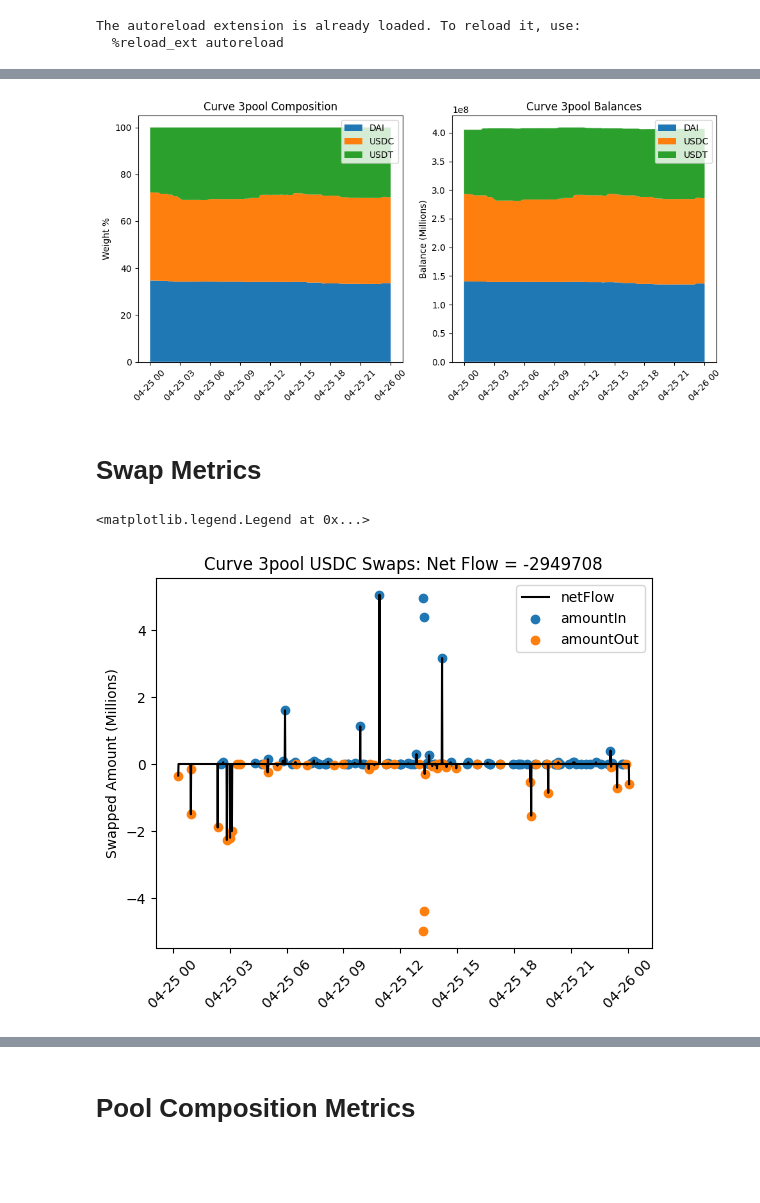
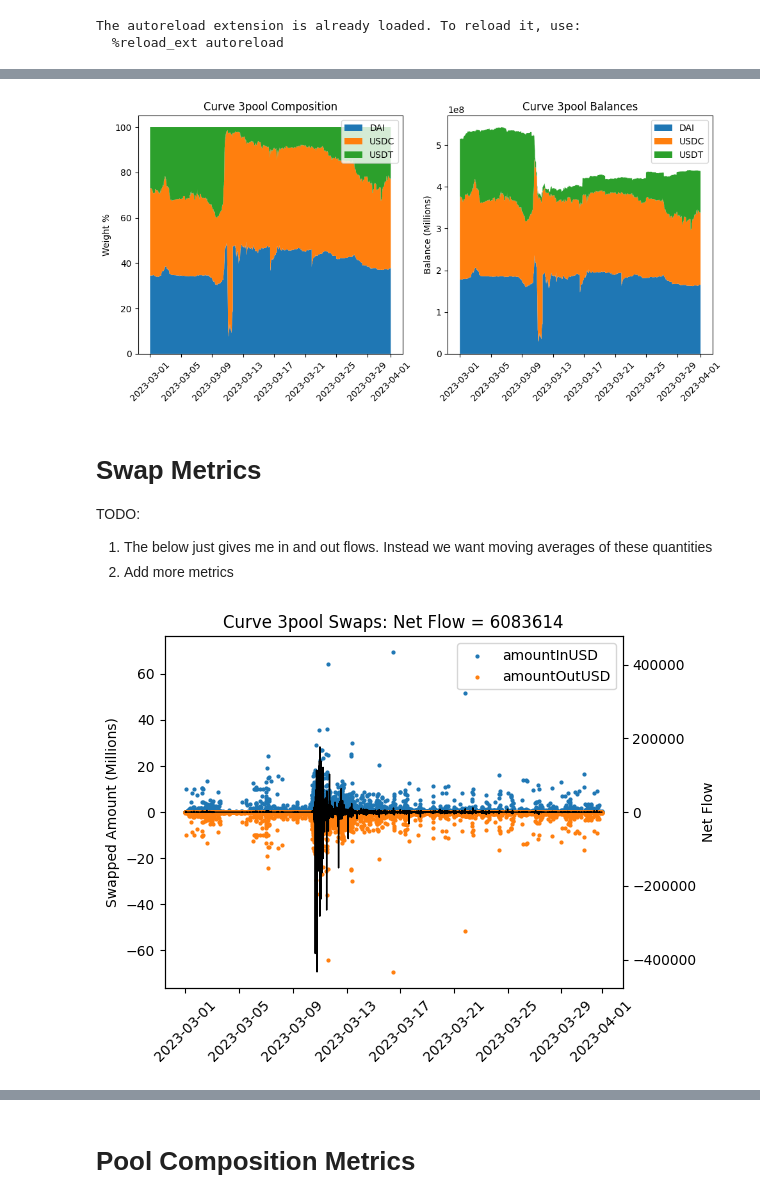
Before and after one commit to xenophonlabs/curve-lp-metrics, a Jupyter notebook: explore.ipynb, the cells around one changed output, grey strips where cells are left out. Saved outputs shown, nothing was run; the diff lists cells and outputs as text; code cells hidden in the pictures; blank space fills up the shorter version.

Commit message:
Finish fetching LP events. Plot MA swap and LP events (all tokens and separately)

```diff
--- a/explore.ipynb
+++ b/explore.ipynb
@@ -28,3 +24,11 @@ df_pool = datafetcher.get_pool_data(pool_name)
+# %%
+pool_name = '3pool'
+datafetcher = DataFetcher('2023-03-01', '2023-04-01', step_size=50)
+df_pool = datafetcher.get_pool_data(pool_name) # optionally save=True
+df_swaps = datafetcher.get_swaps_data(pool_name) # optionally save=True
+df_withdraws = datafetcher.get_withdraws_data(pool_name) # optionally save=True
+df_deposits = datafetcher.get_deposits_data(pool_name) # optionally save=True
+# NOTE: takes abt ~16s to run this cell for a month with step_size=50
 # %%
 fig, ax = plt.subplots()
 
@@ -51,8 +55,4 @@ axs[1].legend()
 
 fig.tight_layout()
 # %% [output]
-[figure, old version]
+[figure, new version]
-# %%
-df_swaps = datafetcher.get_swaps_data('3pool')
-# %% [markdown]
-# Swap Metrics
@@ -64,18 +59,42 @@ flow_USDC['netFlow'] = flow_USDC['amountIn'] + flow_USDC['amountOut']
+# %% [markdown]
+# Swap Metrics
+
+TODO:
+1. The below just gives me in and out flows. Instead we want moving averages of these quantities
+2. Add more metrics
 # %%
+freq = '1min'
+
 fig, ax = plt.subplots()
 
-maskIn = flow_USDC[flow_USDC['amountIn'] != 0]
-maskOut = flow_USDC[flow_USDC['amountOut'] != 0]
+swaps_in = df_swaps['amountInUSD'].resample(freq).sum()
+swaps_out = -1*df_swaps['amountOutUSD'].resample(freq).sum()
 
-ax.plot(flow_USDC.index, flow_USDC['netFlow']/1e6, label='netFlow', color='black')
-ax.scatter(maskIn.index, maskIn['amountIn']/1e6, label='amountIn')
-ax.scatter(maskOut.index, maskOut['amountOut']/1e6, label='amountOut')
+flow = pd.concat([swaps_in, swaps_out], axis=1).fillna(0)
+flow['netFlow'] = flow['amountInUSD'] + flow['amountOutUSD']
+
+maskIn = flow[flow['amountInUSD'] != 0]
+maskOut = flow[flow['amountOutUSD'] != 0]
+
+ax2 = ax.twinx()
+
+ax2.plot(flow.index, flow['netFlow'], label='netFlow', color='black', linewidth=1)
+ax.scatter(maskIn.index, maskIn['amountInUSD']/1e6, label='amountInUSD', s=4)
+ax.scatter(maskOut.index, maskOut['amountOutUSD']/1e6, label='amountOutUSD', s=4)
+
+left_max = max(max(maskIn['amountInUSD']/1e6), -1*min(maskIn['amountOutUSD']/1e6))*1.1
+ax.set_ylim(-left_max, left_max)
+
+right_max = max(abs(flow['netFlow']))*1.1
+ax2.set_ylim(-right_max, right_max)
+ax2.set_ylabel('Net Flow')
 
 ax.set_ylabel('Swapped Amount (Millions)')
-ax.set_title(f"Curve {pool_name} USDC Swaps: Net Flow = {round(flow_USDC['netFlow'].sum())}")
+ax.set_title(f"Curve {pool_name} Swaps: Net Flow = {round(flow['netFlow'].sum())}")
 ax.tick_params(axis='x', rotation=45)
 
 ax.legend()
+
+fig.tight_layout()
 # %% [output]
-<matplotlib.legend.Legend at 0x...>
-[figure, old version]
+[figure, new version]
```
Also changed, not shown: parts of 11 cells of this notebook, 3 other files.
